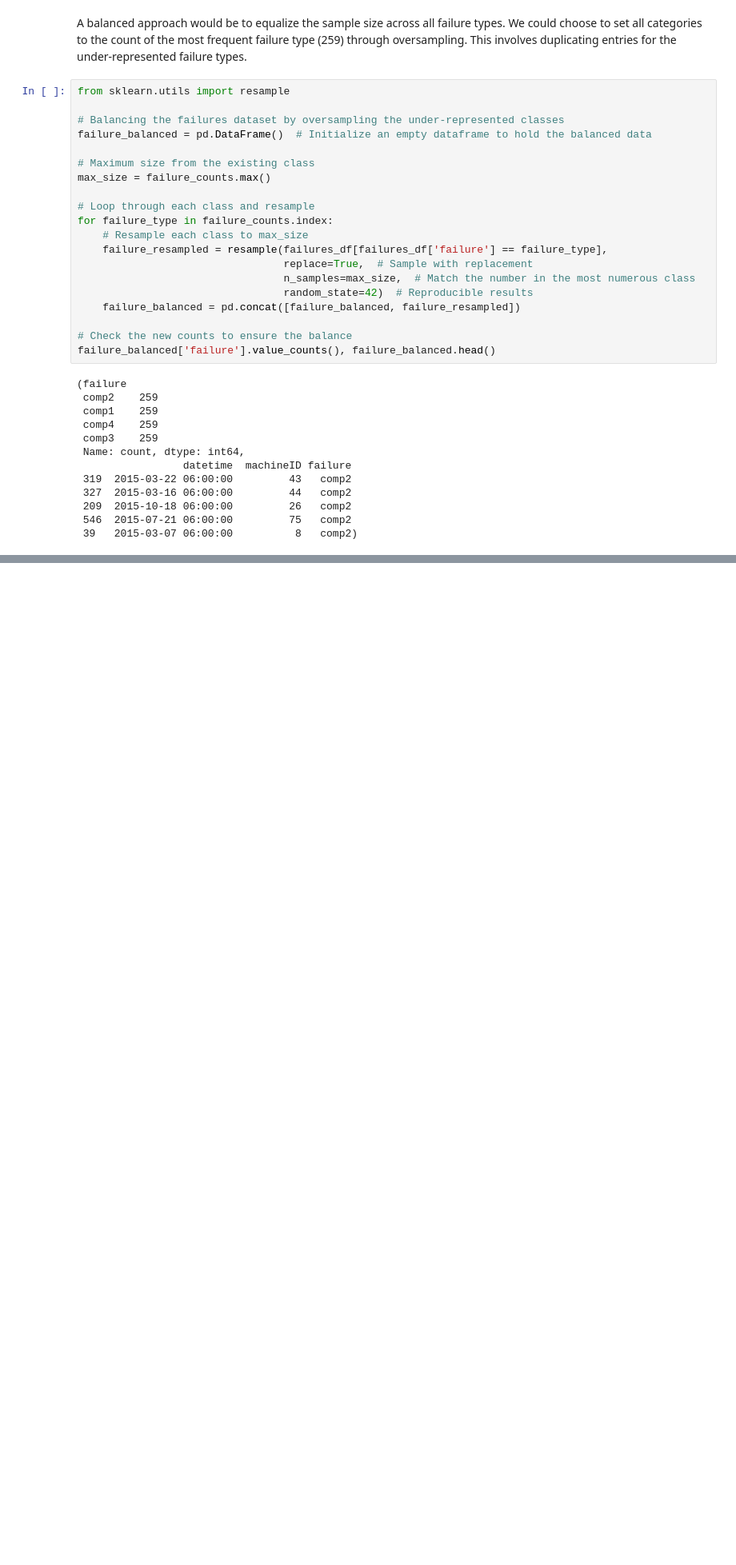
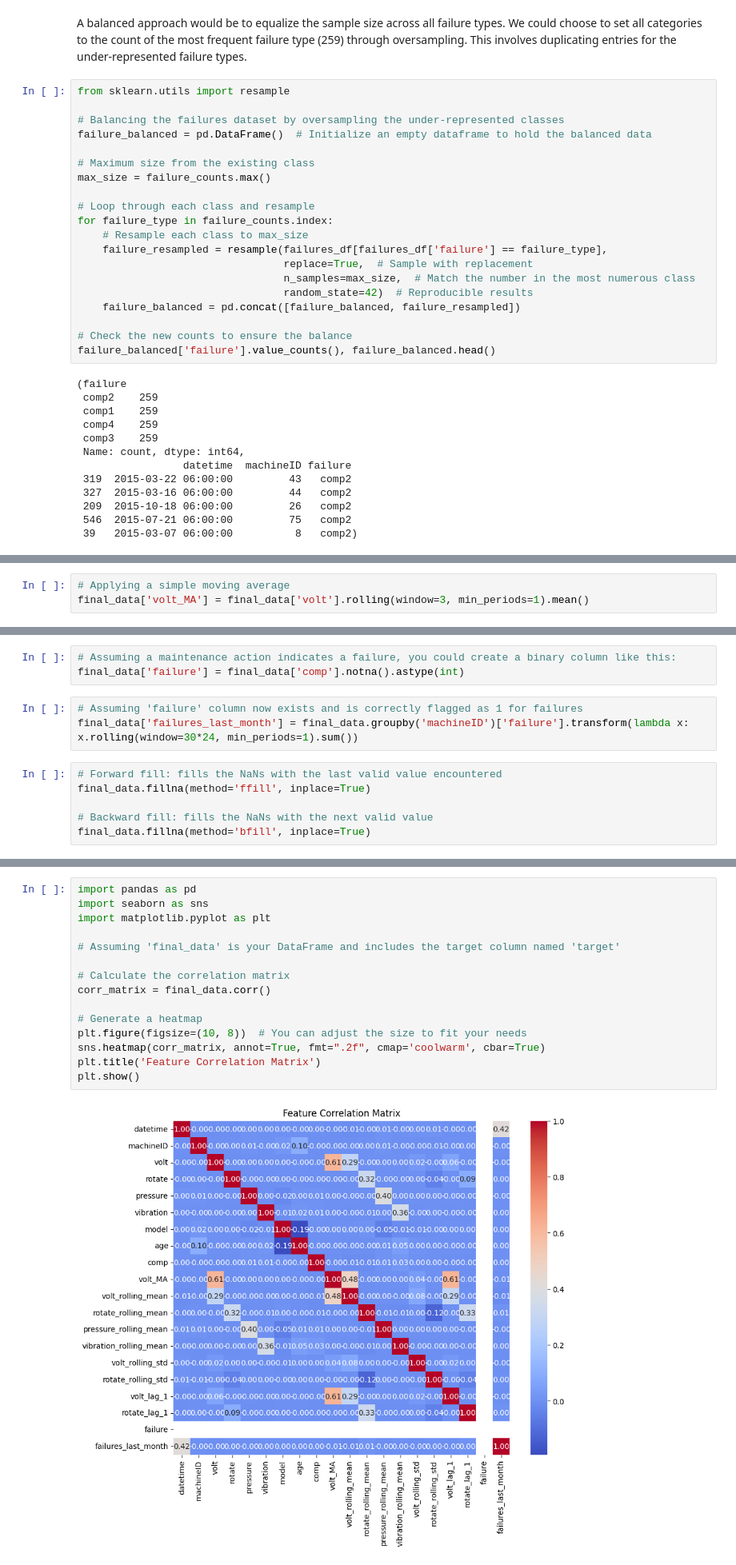
Before and after one commit to bigonil/BH-PCMLAI, a Jupyter notebook: BH-PCMLAI Capstone Project/Predictive_Maintenance_Model.ipynb, the cells around one changed output, grey strips where cells are left out. Shown at 80% size. Cells and saved outputs as stored; diff of their text form; blank space fills up the shorter version.

```diff
--- a/BH-PCMLAI Capstone Project/Predictive_Maintenance_Model.ipynb
+++ b/BH-PCMLAI Capstone Project/Predictive_Maintenance_Model.ipynb
@@ -1142,0 +1173,3 @@ failure_balanced['failure'].value_counts(), failure_balanced.head()
+# %%
+# Applying a simple moving average
+final_data['volt_MA'] = final_data['volt'].rolling(window=3, min_periods=1).mean()
@@ -1142,0 +1213,12 @@ failure_balanced['failure'].value_counts(), failure_balanced.head()
+# %%
+# Assuming a maintenance action indicates a failure, you could create a binary column like this:
+final_data['failure'] = final_data['comp'].notna().astype(int)
+# %%
+# Assuming 'failure' column now exists and is correctly flagged as 1 for failures
+final_data['failures_last_month'] = final_data.groupby('machineID')['failure'].transform(lambda x: x.rolling(window=30*24, min_periods=1).sum())
+# %%
+# Forward fill: fills the NaNs with the last valid value encountered
+final_data.fillna(method='ffill', inplace=True)
+
+# Backward fill: fills the NaNs with the next valid value
+final_data.fillna(method='bfill', inplace=True)
@@ -1142,0 +1234,17 @@ failure_balanced['failure'].value_counts(), failure_balanced.head()
+# %%
+import pandas as pd
+import seaborn as sns
+import matplotlib.pyplot as plt
+
+# Assuming 'final_data' is your DataFrame and includes the target column named 'target'
+
+# Calculate the correlation matrix
+corr_matrix = final_data.corr()
+
+# Generate a heatmap
+plt.figure(figsize=(10, 8))  # You can adjust the size to fit your needs
+sns.heatmap(corr_matrix, annot=True, fmt=".2f", cmap='coolwarm', cbar=True)
+plt.title('Feature Correlation Matrix')
+plt.show()
+# %% [output]
+[figure, added]
```
Also changed, not shown: parts of 39 cells of this notebook.
